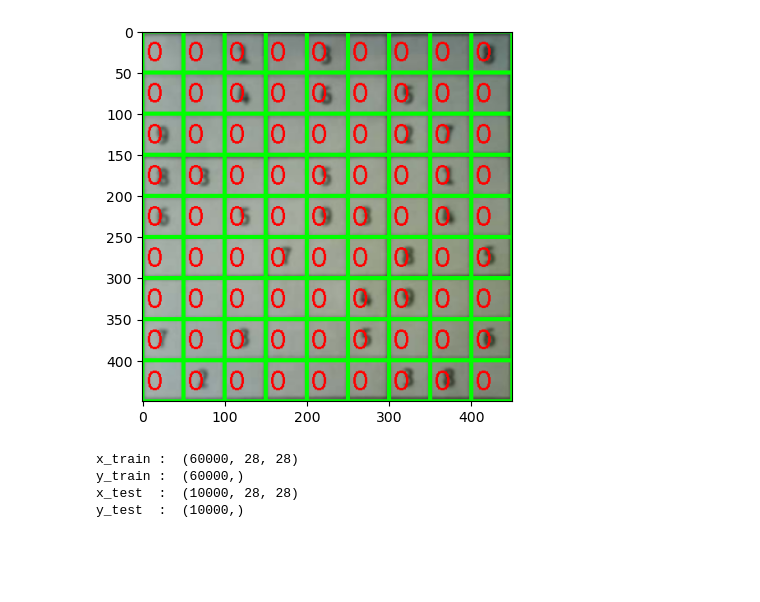
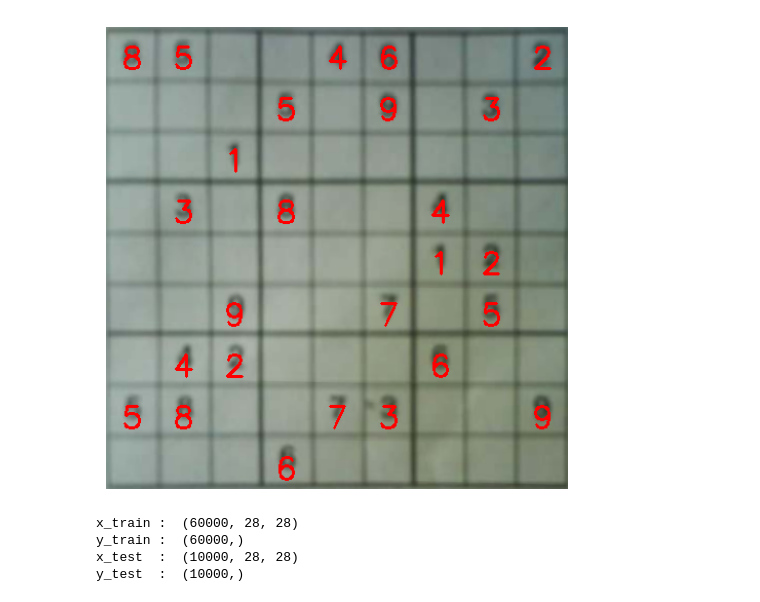
Before and after one commit to Gregory-Debruyne/r-solution-de-sudoku, a Jupyter notebook: Détection grille.ipynb, the cells around one changed output. Saved outputs shown, nothing was run; the diff lists cells and outputs as text; code cells hidden in the pictures; blank space fills up the shorter version.

```diff
--- a/Détection grille.ipynb
+++ b/Détection grille.ipynb
@@ -14,18 +15,21 @@ import os
 import random
 
 filename=os.listdir(folder)
+S_filename=os.listdir(S_folder)
 i = random.choice(range(len(folder)))
 Grille = filename[i]
-solution= S_folder[i]
+solution= S_filename[i]
 "Grille=random.choice(os.listdir(folder))"
 
 print(Grille)
 sudoku_Grille = cv2.imread(folder + '/' + Grille)
-
+print(solution)
 if sudoku_Grille is not None:
 	plt.figure()
 	plt.imshow(cv2.cvtColor(sudoku_Grille, cv2.COLOR_BGR2RGB))  # Convert BGR to RGB for correct color display
 	plt.show()
 else:
 	print(f"Error: Unable to load image {folder + '/' + Grille}")
+df = pd.read_csv(os.path.join(S_folder, solution), delimiter="\t")  # ou delimiter=";" ou ","
+print(df)
 # %% [output]
@@ -120,0 +156,10 @@ plt.show()
+# %%
+df = pd.read_csv(os.path.join(S_folder, solution), delimiter="\t")  # ou delimiter=";" ou ","
+# Afficher uniquement les chiffres (lignes 1 à 9)
+for row in df.iloc[1:].itertuples(index=False):
+    print(row[0])
+# Convertir les chiffres en une liste de listes
+sudoku = []
+for row in df.iloc[1:].itertuples(index=False):
+    sudoku.append([int(num) for num in row[0].split()])
+print(sudoku)
@@ -121,33 +177,49 @@ plt.show()
 # %%
 # Initialize the variable
 chiffre = 0
 
 # Define the function
 def case(chiffre):
     # Create empty lists for horizontal and vertical coordinates
     horizontal = []
     vertical = []
 
     # Generate grid coordinates
     for i in range(9):
         horizontal.append([50 * i, 50 * (i + 1)])
         vertical.append([50 * i, 50 * (i + 1)])
 
     # Draw rectangles and add text if chiffre is valid
     if chiffre in range(0, 9):
         for i in range(9):
             for j in range(9):
                 cv2.rectangle(imagewrap, (horizontal[i][0], vertical[j][0]), (horizontal[i][1], vertical[j][1]), (0, 255, 0), 3)
                 cv2.putText(imagewrap, str(chiffre), (horizontal[i][0] + 5, vertical[j][0] + 35), cv2.FONT_HERSHEY_SIMPLEX, 1, (255, 0, 0), 2)
 
     # Return the modified image
     return imagewrap
 
 # Call the function and display the result
-plt.imshow(case(chiffre))
+# Afficher la solution dans la grille du sudoku
+for i in range(9):
+    for j in range(9):
+        if sudoku[i][j] != 0:
+            cv2.putText(
+                imagewrap,
+                str(sudoku[i][j]),
+                (j * 50 + 15, i * 50 + 40),
+                cv2.FONT_HERSHEY_SIMPLEX,
+                1,
+                (255, 0, 0),
+                2
+            )
+
+plt.figure(figsize=(6,6))
+plt.imshow(imagewrap)
+plt.axis('off')
 plt.show()
 # %% [output]
-[figure, old version]
+[figure, new version]
 # %%
 # %% [output]
 x_train :  (60000, 28, 28)
```
Also changed, not shown: parts of 7 cells of this notebook, 1 other file.
